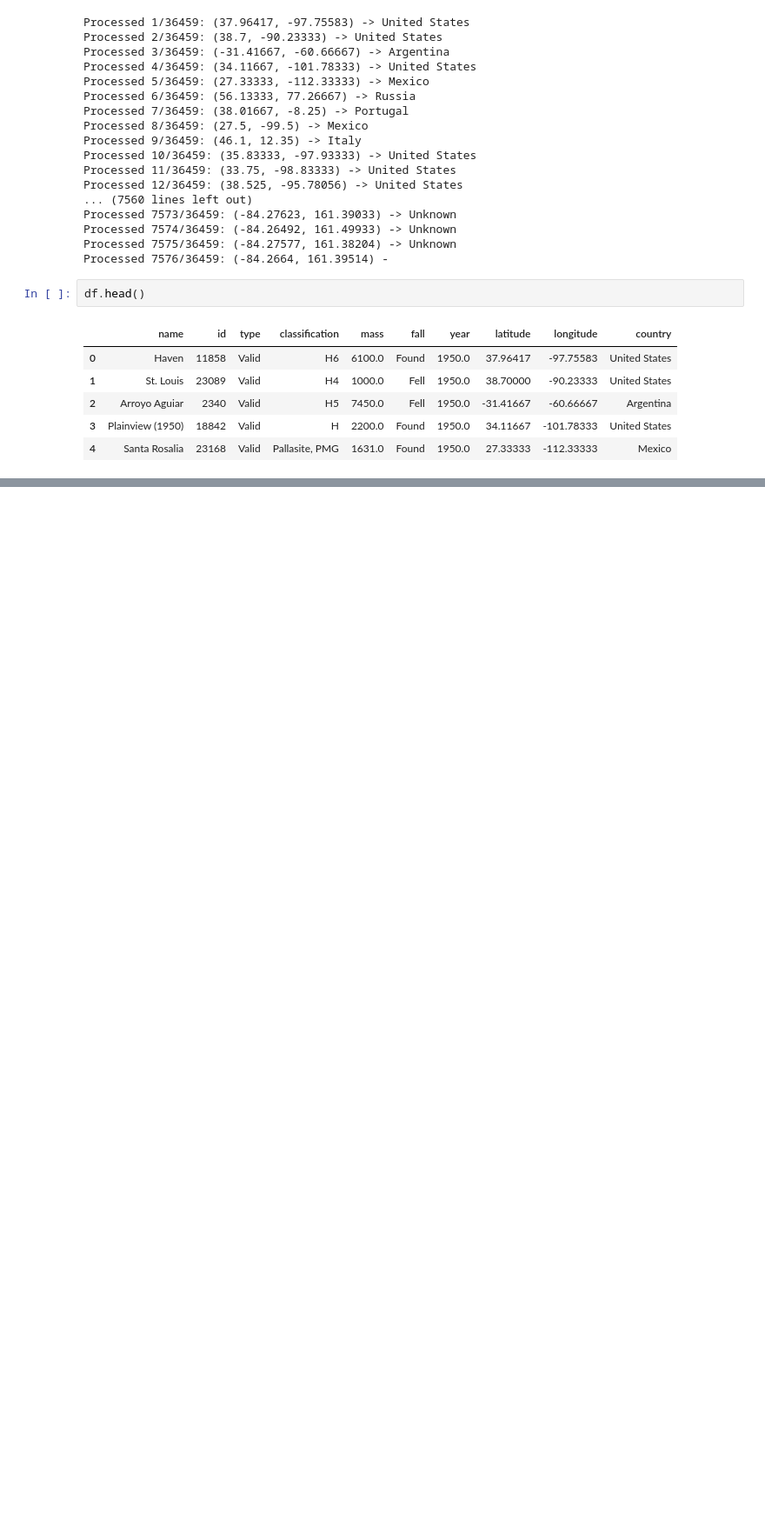
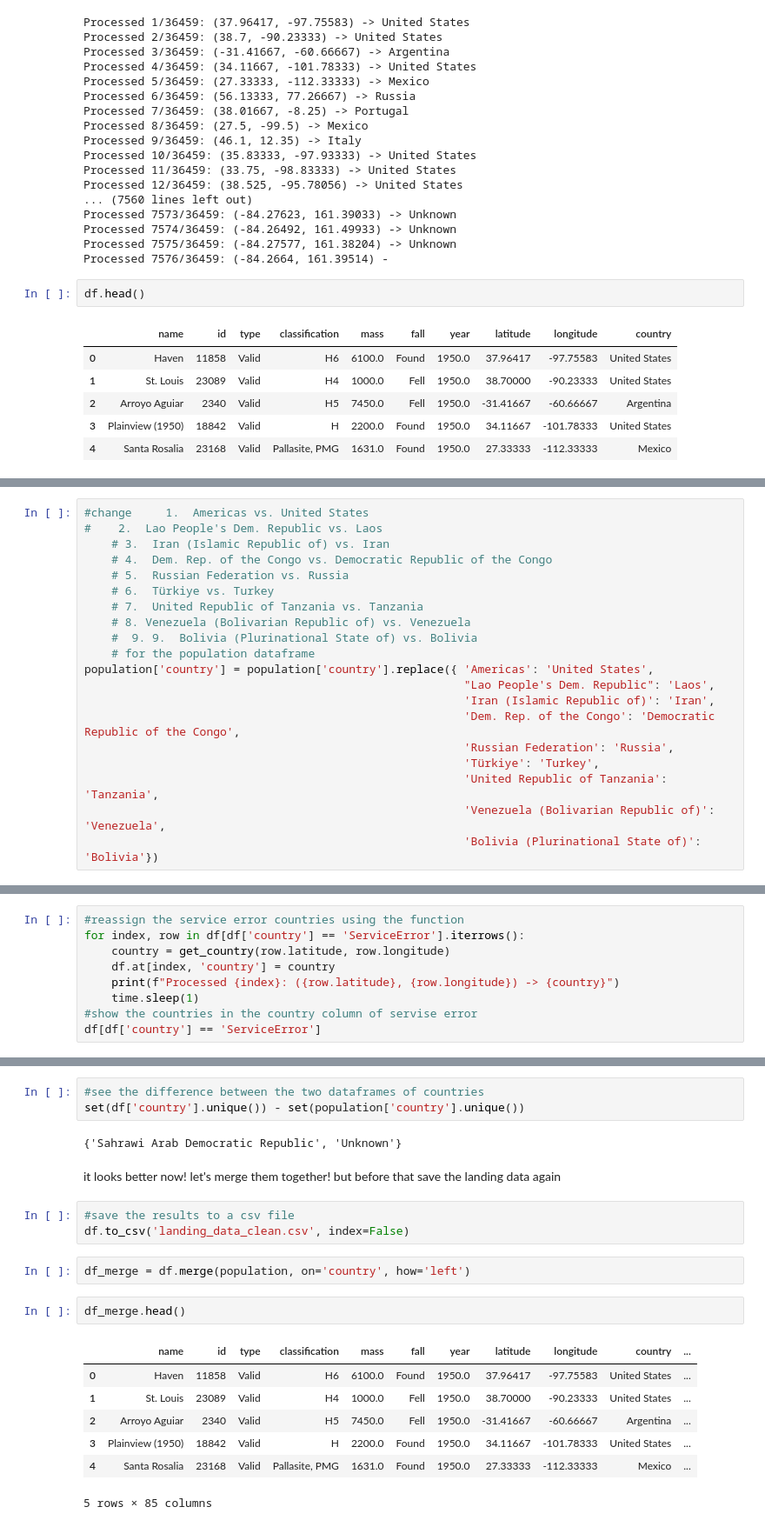
Before and after one commit to MariaKov17/DL-Project, a Jupyter notebook: data/mergeandgeo.ipynb, the cells around one changed output, grey strips where cells are left out. Shown at 87% size. Saved outputs shown, nothing was run; the diff lists cells and outputs as text; blank space fills up the shorter version.

```diff
--- a/data/mergeandgeo.ipynb
+++ b/data/mergeandgeo.ipynb
@@ -100,0 +221,20 @@ df.head()
+# %%
+#change     1.  Americas vs. United States
+#    2.  Lao People's Dem. Republic vs. Laos
+    # 3.  Iran (Islamic Republic of) vs. Iran
+    # 4.  Dem. Rep. of the Congo vs. Democratic Republic of the Congo
+    # 5.  Russian Federation vs. Russia
+    # 6.  Türkiye vs. Turkey
+    # 7.  United Republic of Tanzania vs. Tanzania
+    # 8. Venezuela (Bolivarian Republic of) vs. Venezuela
+    #  9. 9.  Bolivia (Plurinational State of) vs. Bolivia
+    # for the population dataframe
+population['country'] = population['country'].replace({ 'Americas': 'United States',
+                                                        "Lao People's Dem. Republic": 'Laos',
+                                                        'Iran (Islamic Republic of)': 'Iran',
+                                                        'Dem. Rep. of the Congo': 'Democratic Republic of the Congo',
+                                                        'Russian Federation': 'Russia',
+                                                        'Türkiye': 'Turkey',
+                                                        'United Republic of Tanzania': 'Tanzania',
+                                                        'Venezuela (Bolivarian Republic of)': 'Venezuela',
+                                                        'Bolivia (Plurinational State of)': 'Bolivia'})
@@ -100,0 +254,9 @@ df.head()
+# %%
+#reassign the service error countries using the function
+for index, row in df[df['country'] == 'ServiceError'].iterrows():
+    country = get_country(row.latitude, row.longitude)
+    df.at[index, 'country'] = country
+    print(f"Processed {index}: ({row.latitude}, {row.longitude}) -> {country}")
+    time.sleep(1)
+#show the countries in the country column of servise error
+df[df['country'] == 'ServiceError']
@@ -100,0 +277,22 @@ df.head()
+# %%
+#see the difference between the two dataframes of countries
+set(df['country'].unique()) - set(population['country'].unique())
+# %% [output]
+{'Sahrawi Arab Democratic Republic', 'Unknown'}
+# %% [markdown]
+it looks better now! let's merge them together! but before that save the landing data again
+# %%
+#save the results to a csv file
+df.to_csv('landing_data_clean.csv', index=False)
+# %%
+df_merge = df.merge(population, on='country', how='left')
+# %%
+df_merge.head()
+# %% [output]
+|  | name | id | type | classification | mass | fall | year | latitude | longitude | country | ... |
+| 0 | Haven | 11858 | Valid | H6 | 6100.0 | Found | 1950.0 | 37.96417 | -97.75583 | United States | ... |
+| 1 | St. Louis | 23089 | Valid | H4 | 1000.0 | Fell | 1950.0 | 38.70000 | -90.23333 | United States | ... |
+| 2 | Arroyo Aguiar | 2340 | Valid | H5 | 7450.0 | Fell | 1950.0 | -31.41667 | -60.66667 | Argentina | ... |
+| 3 | Plainview (1950) | 18842 | Valid | H | 2200.0 | Found | 1950.0 | 34.11667 | -101.78333 | United States | ... |
+| 4 | Santa Rosalia | 23168 | Valid | Pallasite, PMG | 1631.0 | Found | 1950.0 | 27.33333 | -112.33333 | Mexico | ... |
+5 rows × 85 columns
```
Also changed, not shown: parts of 15 cells of this notebook, 2 other files.
